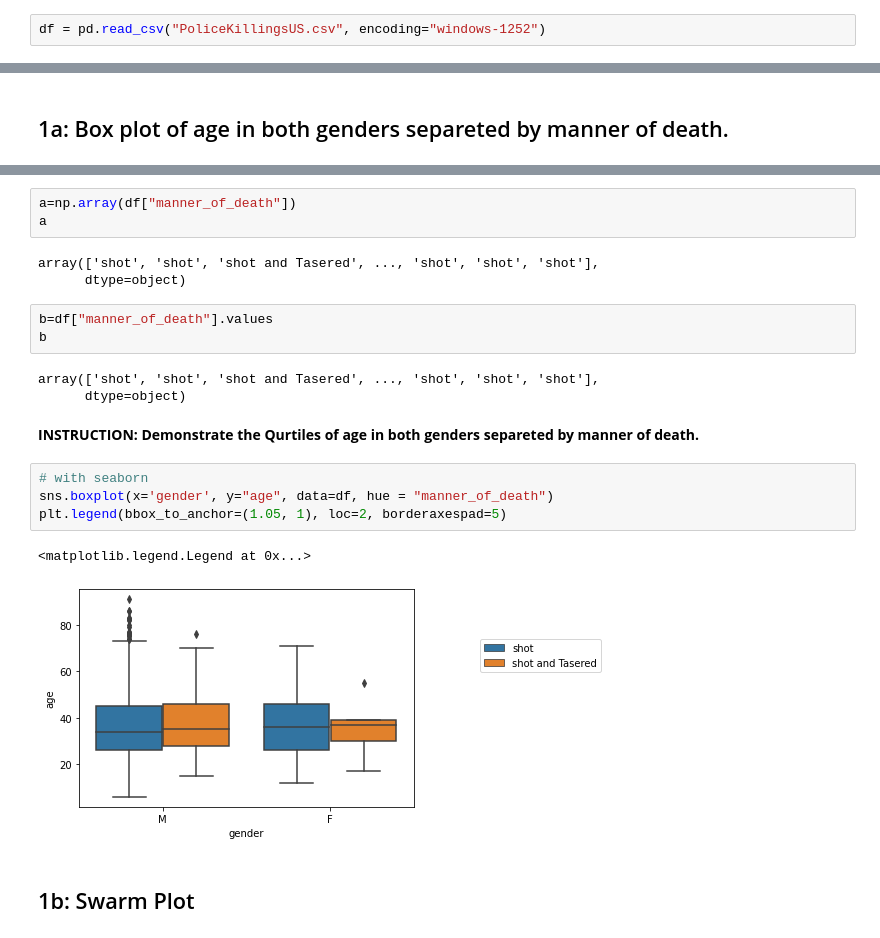
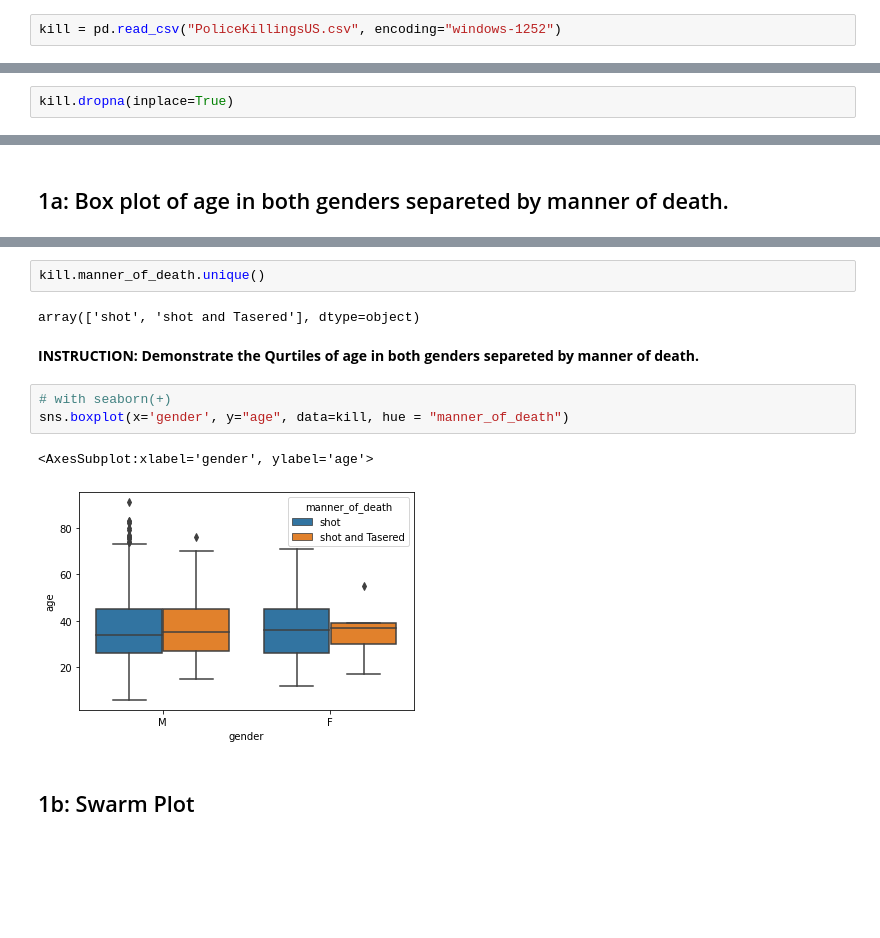
Before and after one commit to MevlutYildiz77/Assignments, a Jupyter notebook: datascience_assignments/güncel_görevler/Assignment_2_student.ipynb, the cells around one changed output, grey strips where cells are left out. Cells and saved outputs as stored; diff of their text form; blank space fills up the shorter version.

```diff
--- a/datascience_assignments/güncel_görevler/Assignment_2_student.ipynb
+++ b/datascience_assignments/güncel_görevler/Assignment_2_student.ipynb
@@ -23,5 +23,5 @@ read data
 
 if didn't work you can use this parameters: encoding="windows-1252"
 # %%
-df = pd.read_csv("PoliceKillingsUS.csv", encoding="windows-1252")
+kill = pd.read_csv("PoliceKillingsUS.csv", encoding="windows-1252")
 # %%
@@ -38,2 +38,4 @@ df.shape
 # %% [output]
 (2535, 14)
+# %%
+kill.dropna(inplace=True)
@@ -48,27 +54,18 @@ df.head()
 | 2 | 5 | John Paul Quintero | 03/01/15 | shot and Tasered | unarmed | 23.0 | M | H | Wichita | KS | ... |
 | 3 | 8 | Matthew Hoffman | 04/01/15 | shot | toy weapon | 32.0 | M | W | San Francisco | CA | ... |
 | 4 | 9 | Michael Rodriguez | 04/01/15 | shot | nail gun | 39.0 | M | H | Evans | CO | ... |
-# %%
-a=np.array(df["manner_of_death"])
-a
-# %% [output]
-array(['shot', 'shot', 'shot and Tasered', ..., 'shot', 'shot', 'shot'],
-      dtype=object)
-# %%
-b=df["manner_of_death"].values
-b
-# %% [output]
-array(['shot', 'shot', 'shot and Tasered', ..., 'shot', 'shot', 'shot'],
-      dtype=object)
+# %%
+kill.manner_of_death.unique()
+# %% [output]
+array(['shot', 'shot and Tasered'], dtype=object)
 # %% [markdown]
 **INSTRUCTION: Demonstrate the Qurtiles of age in both genders separeted by manner of death.**
 # %%
-# with seaborn
-sns.boxplot(x='gender', y="age", data=df, hue = "manner_of_death")
-plt.legend(bbox_to_anchor=(1.05, 1), loc=2, borderaxespad=5)
+# with seaborn(+)
+sns.boxplot(x='gender', y="age", data=kill, hue = "manner_of_death")
 # %% [output]
-<matplotlib.legend.Legend at 0x...>
+<AxesSubplot:xlabel='gender', ylabel='age'>
-[figure, old version]
+[figure, new version]
 # %% [markdown]
 ## 1b: Swarm Plot
 # %% [markdown]
```
Also changed, not shown: parts of 22 cells of this notebook.
